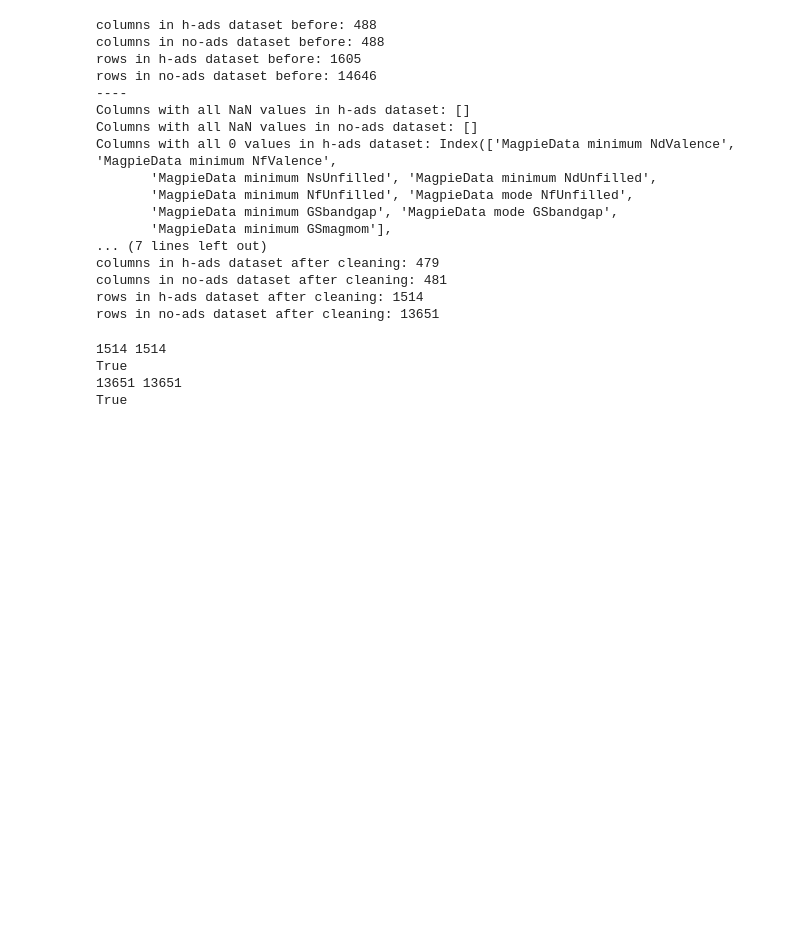
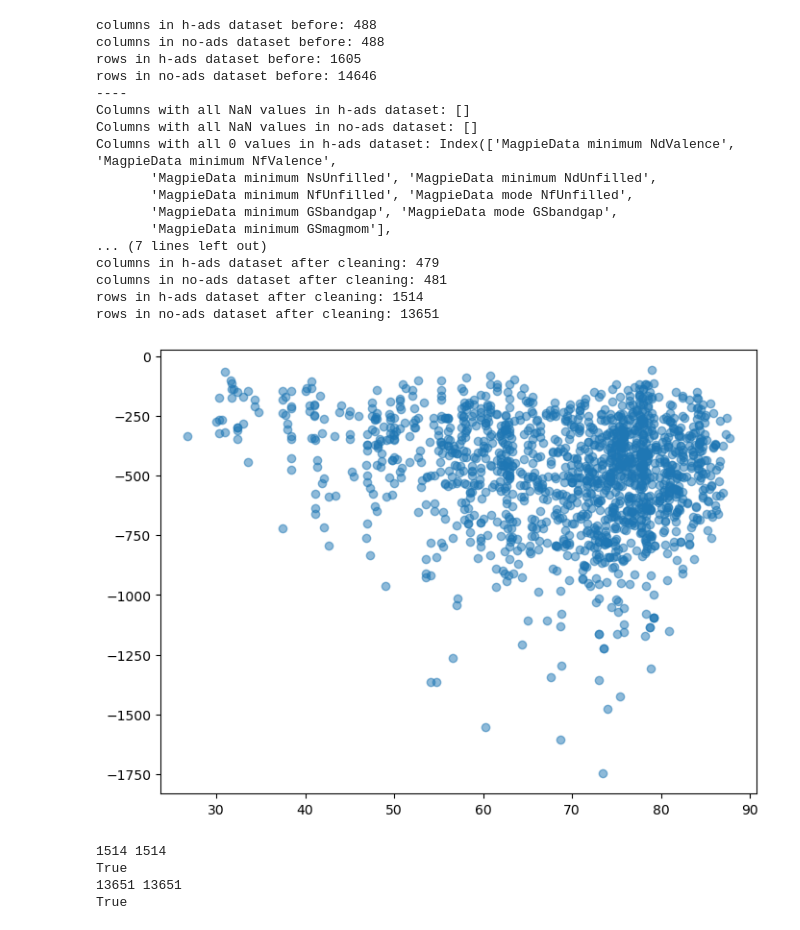
Before and after one commit to hlzh00/MSE1065-OCP-Project, a Jupyter notebook: decision_tree_regressor.ipynb, the cells around one changed output. Drawn from its saved outputs; the diff is of its cells as text; code cells hidden in the pictures; blank space fills up the shorter version.

```diff
--- a/decision_tree_regressor.ipynb
+++ b/decision_tree_regressor.ipynb
@@ -117,6 +117,12 @@ df_no_ads_clean = df_no_ads_clean.reset_index()
 no_ads_id = df_no_ads_clean[['bulk_id', 'bulk_symbols', 'structure']]
 no_ads_y = df_no_ads_clean['y_relaxed']
 no_ads_X = df_no_ads_clean.drop(columns=['bulk_id', 'bulk_symbols', 'y_relaxed', 'structure'])
+# %%
+plt.figure(figsize=(8, 6))
+plt.scatter(h_X[h_X.columns[9]], h_y, alpha=0.5)
+plt.show()
+# %% [output]
+[figure, added]
 # %%
 # Make sure X and y are aligned
 print(len(h_X), len(h_y))
```
Also changed, not shown: parts of 3 cells of this notebook, 59 other files.
